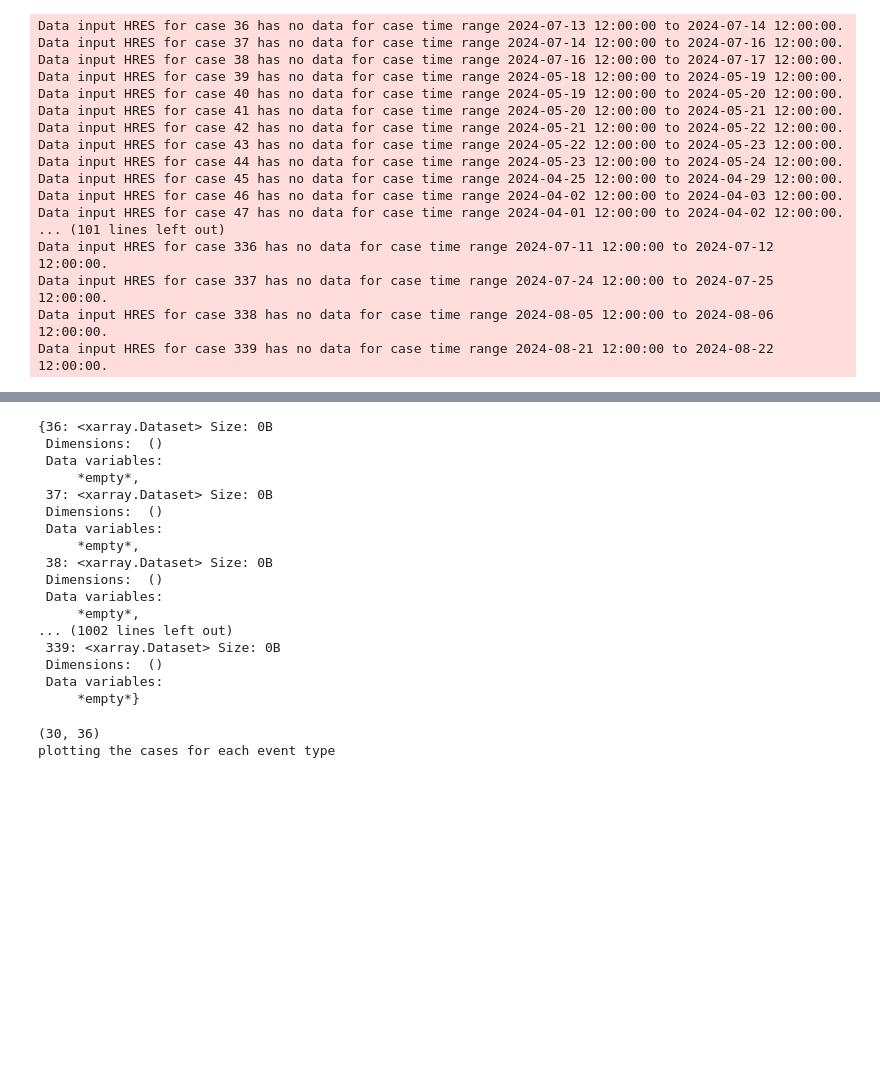
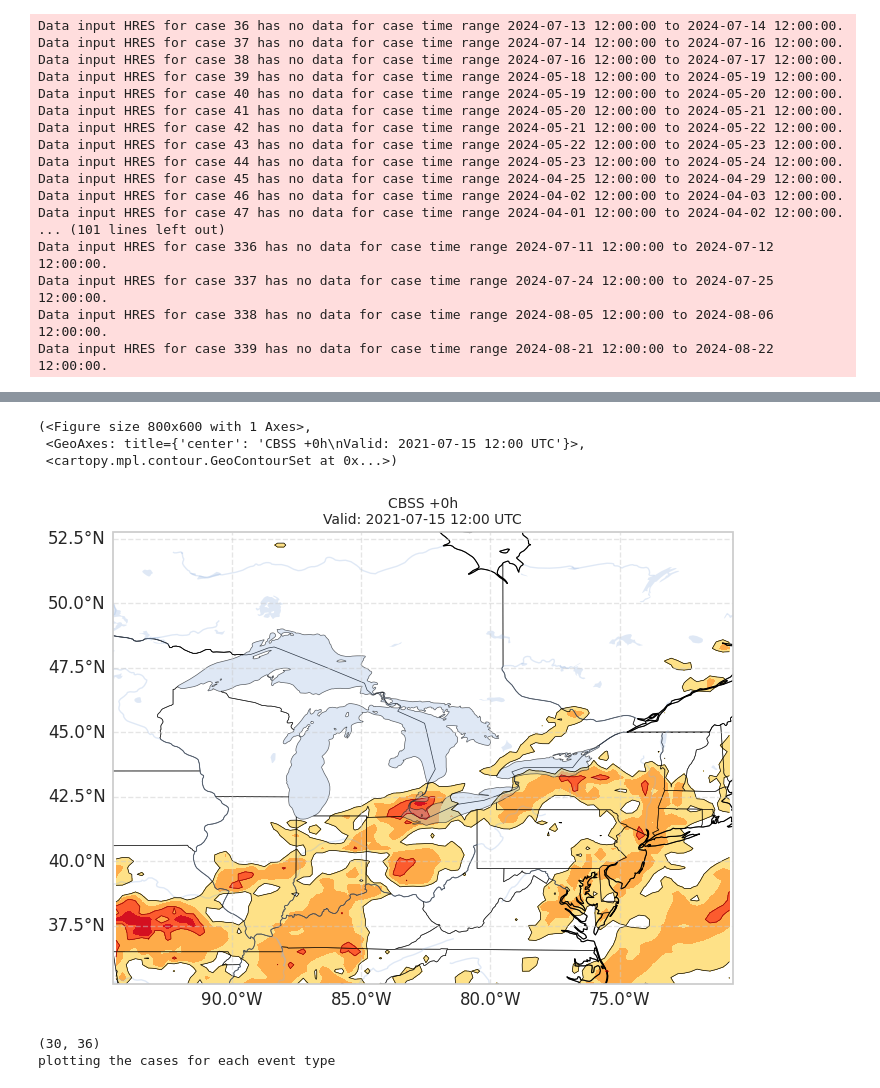
Before and after one commit to amymcgovern/extreme-weather-bench-paper, a Jupyter notebook: src/plots/figure3.ipynb, the cells around one changed output, grey strips where cells are left out. Cells and saved outputs as stored; diff of their text form; code cells hidden in the pictures; blank space fills up the shorter version.

```diff
--- a/src/plots/figure3.ipynb
+++ b/src/plots/figure3.ipynb
@@ -359,0 +470,12 @@ Data input HRES for case 339 has no data for case time range 2024-08-21 12:00:00
+# %%
+my_id = 314
+my_cbss = cbss_outputs[my_id].craven_brooks_significant_severe
+my_case = ewb_cases.select_cases("case_id_number", my_id).cases[0]
+print(my_case)
+na_bounding_box
+
+my_bbox = dict()
+my_bbox["latitude_min"] = my_case.location.latitude_min
+my_bbox["latitude_max"] = my_case.location.latitude_max
+my_bbox["longitude_min"] = my_case.location.longitude_min
+my_bbox["longitude_max"] = my_case.location.longitude_max
@@ -360,22 +513,15 @@ Data input HRES for case 339 has no data for case time range 2024-08-21 12:00:00
 # %%
+severe_utils.plot_cbss_forecast_panel(
+    cbss_data=my_cbss.squeeze(),
+    target_date=my_case.start_date,
+    lead_time_hours=0,
+    bbox=my_bbox
+)
 # %% [output]
-{36: <xarray.Dataset> Size: 0B
- Dimensions:  ()
- Data variables:
-     *empty*,
- 37: <xarray.Dataset> Size: 0B
- Dimensions:  ()
- Data variables:
-     *empty*,
- 38: <xarray.Dataset> Size: 0B
- Dimensions:  ()
- Data variables:
-     *empty*,
-... (1002 lines left out)
- 339: <xarray.Dataset> Size: 0B
- Dimensions:  ()
- Data variables:
-     *empty*}
+(<Figure size 800x600 with 1 Axes>,
+ <GeoAxes: title={'center': 'CBSS +0h\nValid: 2021-07-15 12:00 UTC'}>,
+ <cartopy.mpl.contour.GeoContourSet at 0x...>)
+[figure, added]
 # %%
 from matplotlib.gridspec import GridSpec
 
```
Also changed, not shown: parts of 11 cells of this notebook, 3 other files.
